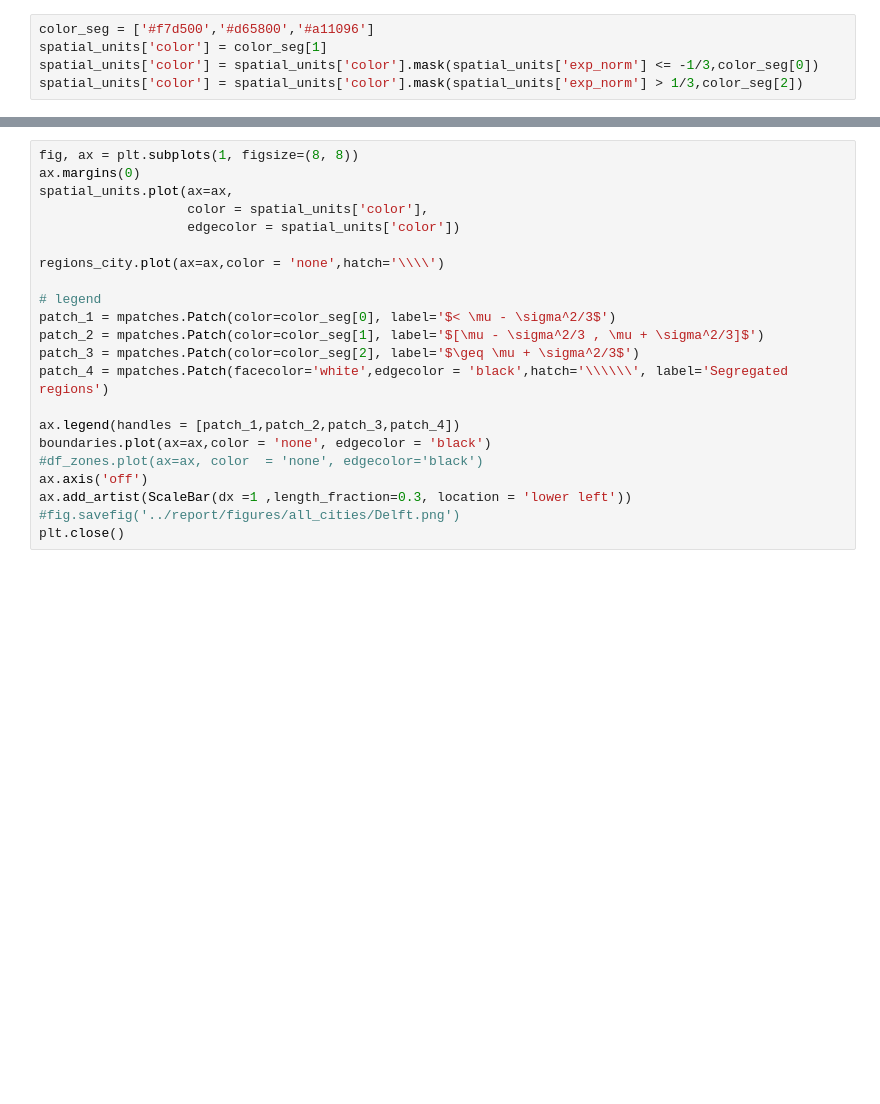
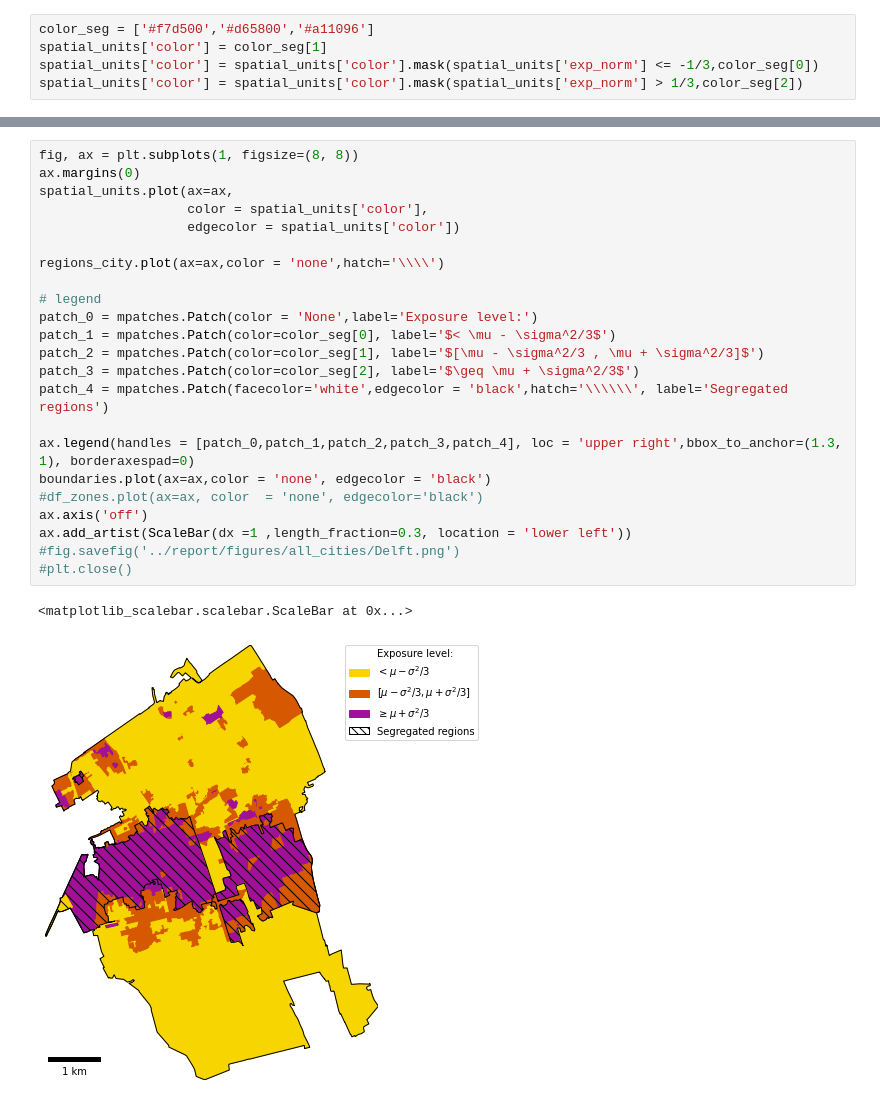
Before and after one commit to spierenbu/res_seg_NTH, a Jupyter notebook: plot_map_per_city.ipynb, the cells around one changed output, grey strips where cells are left out. Saved outputs shown, nothing was run; the diff lists cells and outputs as text; blank space fills up the shorter version.

```diff
--- a/plot_map_per_city.ipynb
+++ b/plot_map_per_city.ipynb
@@ -31,22 +94,26 @@ spatial_units['color'] = spatial_units['color'].mask(spatial_units['exp_norm'] >
 # %%
 fig, ax = plt.subplots(1, figsize=(8, 8))
 ax.margins(0)
 spatial_units.plot(ax=ax,
                    color = spatial_units['color'],
                    edgecolor = spatial_units['color'])
 
 regions_city.plot(ax=ax,color = 'none',hatch='\\\\')
 
 # legend
+patch_0 = mpatches.Patch(color = 'None',label='Exposure level:')
 patch_1 = mpatches.Patch(color=color_seg[0], label='$< \mu - \sigma^2/3$')
 patch_2 = mpatches.Patch(color=color_seg[1], label='$[\mu - \sigma^2/3 , \mu + \sigma^2/3]$')
 patch_3 = mpatches.Patch(color=color_seg[2], label='$\geq \mu + \sigma^2/3$')
 patch_4 = mpatches.Patch(facecolor='white',edgecolor = 'black',hatch='\\\\\\', label='Segregated regions')
 
-ax.legend(handles = [patch_1,patch_2,patch_3,patch_4])
+ax.legend(handles = [patch_0,patch_1,patch_2,patch_3,patch_4], loc = 'upper right',bbox_to_anchor=(1.3, 1), borderaxespad=0)
 boundaries.plot(ax=ax,color = 'none', edgecolor = 'black')
 #df_zones.plot(ax=ax, color  = 'none', edgecolor='black')
 ax.axis('off')
 ax.add_artist(ScaleBar(dx =1 ,length_fraction=0.3, location = 'lower left'))
 #fig.savefig('../report/figures/all_cities/Delft.png')
-plt.close()
+#plt.close()
+# %% [output]
+<matplotlib_scalebar.scalebar.ScaleBar at 0x...>
+[figure, added]
```
Also changed, not shown: parts of 6 cells of this notebook.
